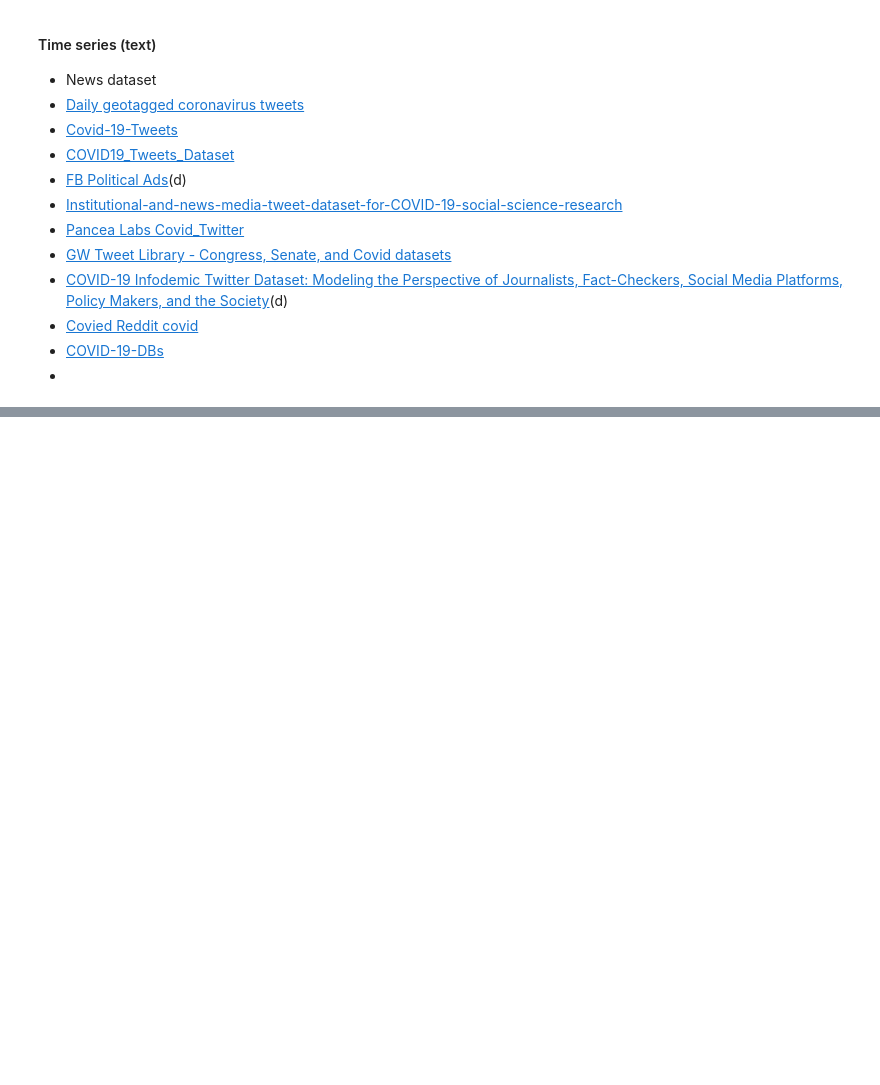
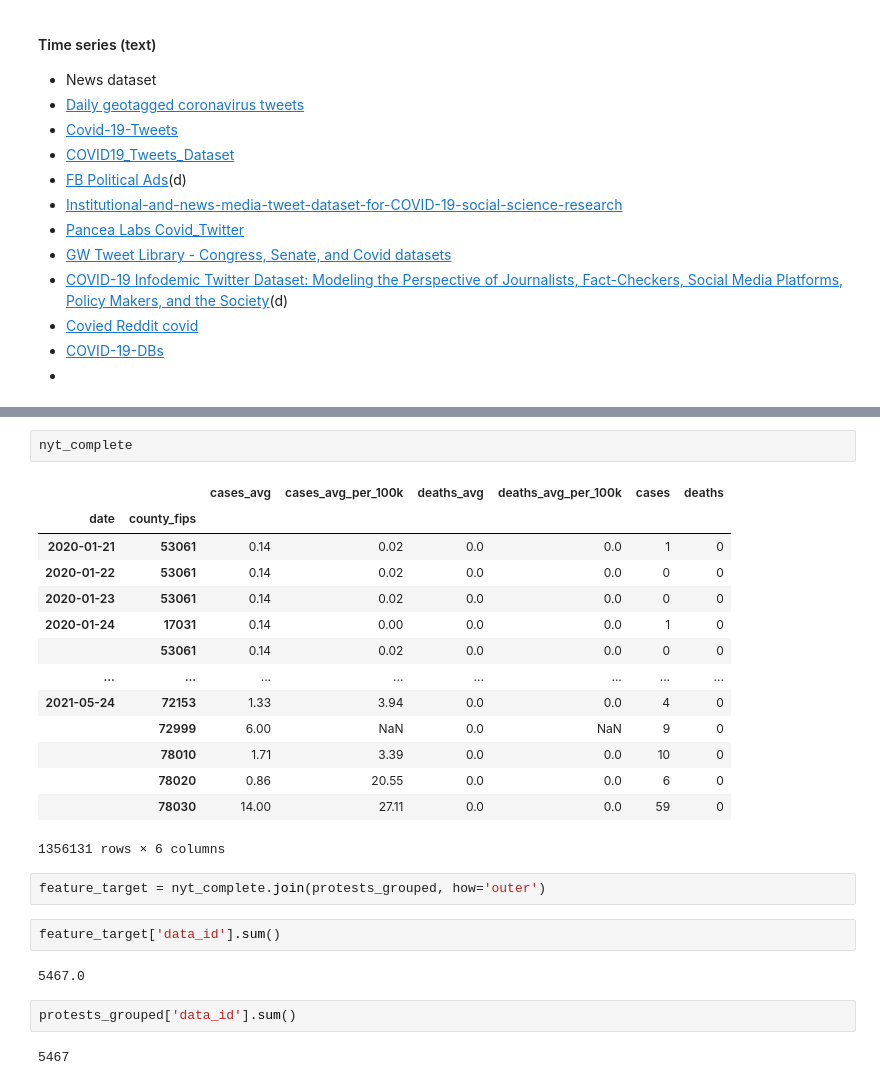
Before and after one commit to AschHarwood/social_unrest, a Jupyter notebook: social_unrest_feature_wrangling.ipynb, the cells around one changed output, grey strips where cells are left out. Drawn from its saved outputs; the diff is of its cells as text; blank space fills up the shorter version.

```diff
--- a/social_unrest_feature_wrangling.ipynb
+++ b/social_unrest_feature_wrangling.ipynb
@@ -68,0 +252,27 @@
+# %%
+nyt_complete
+# %% [output]
+|  |  | cases_avg | cases_avg_per_100k | deaths_avg | deaths_avg_per_100k | cases | deaths |
+| date | county_fips |  |  |  |  |  |  |
+| 2020-01-21 | 53061 | 0.14 | 0.02 | 0.0 | 0.0 | 1 | 0 |
+| 2020-01-22 | 53061 | 0.14 | 0.02 | 0.0 | 0.0 | 0 | 0 |
+| 2020-01-23 | 53061 | 0.14 | 0.02 | 0.0 | 0.0 | 0 | 0 |
+| 2020-01-24 | 17031 | 0.14 | 0.00 | 0.0 | 0.0 | 1 | 0 |
+|  | 53061 | 0.14 | 0.02 | 0.0 | 0.0 | 0 | 0 |
+| ... | ... | ... | ... | ... | ... | ... | ... |
+| 2021-05-24 | 72153 | 1.33 | 3.94 | 0.0 | 0.0 | 4 | 0 |
+|  | 72999 | 6.00 | NaN | 0.0 | NaN | 9 | 0 |
+|  | 78010 | 1.71 | 3.39 | 0.0 | 0.0 | 10 | 0 |
+|  | 78020 | 0.86 | 20.55 | 0.0 | 0.0 | 6 | 0 |
+|  | 78030 | 14.00 | 27.11 | 0.0 | 0.0 | 59 | 0 |
+1356131 rows × 6 columns
+# %%
+feature_target = nyt_complete.join(protests_grouped, how='outer')
+# %%
+feature_target['data_id'].sum()
+# %% [output]
+5467.0
+# %%
+protests_grouped['data_id'].sum()
+# %% [output]
+5467
```
Also changed, not shown: parts of 43 cells of this notebook.
